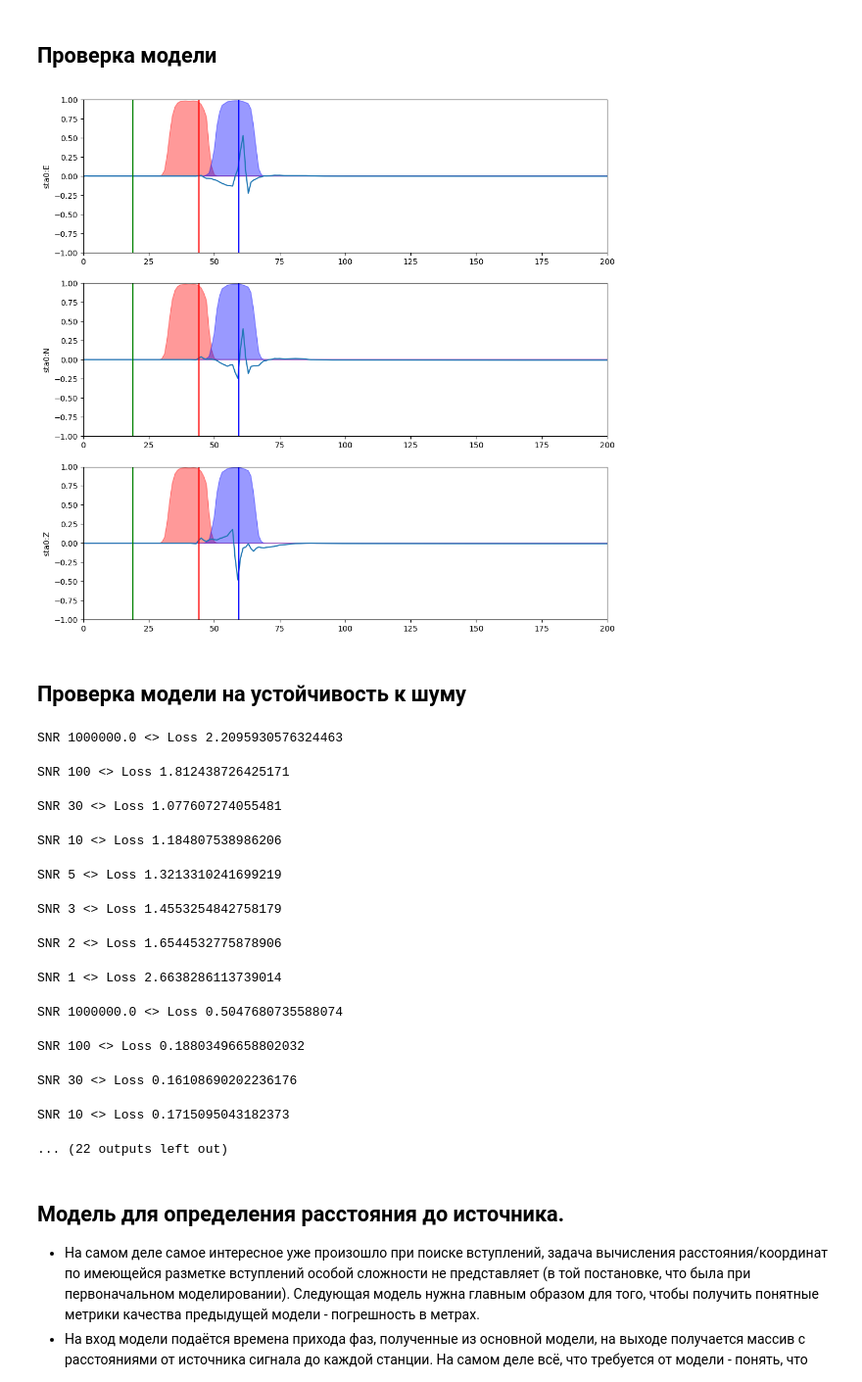
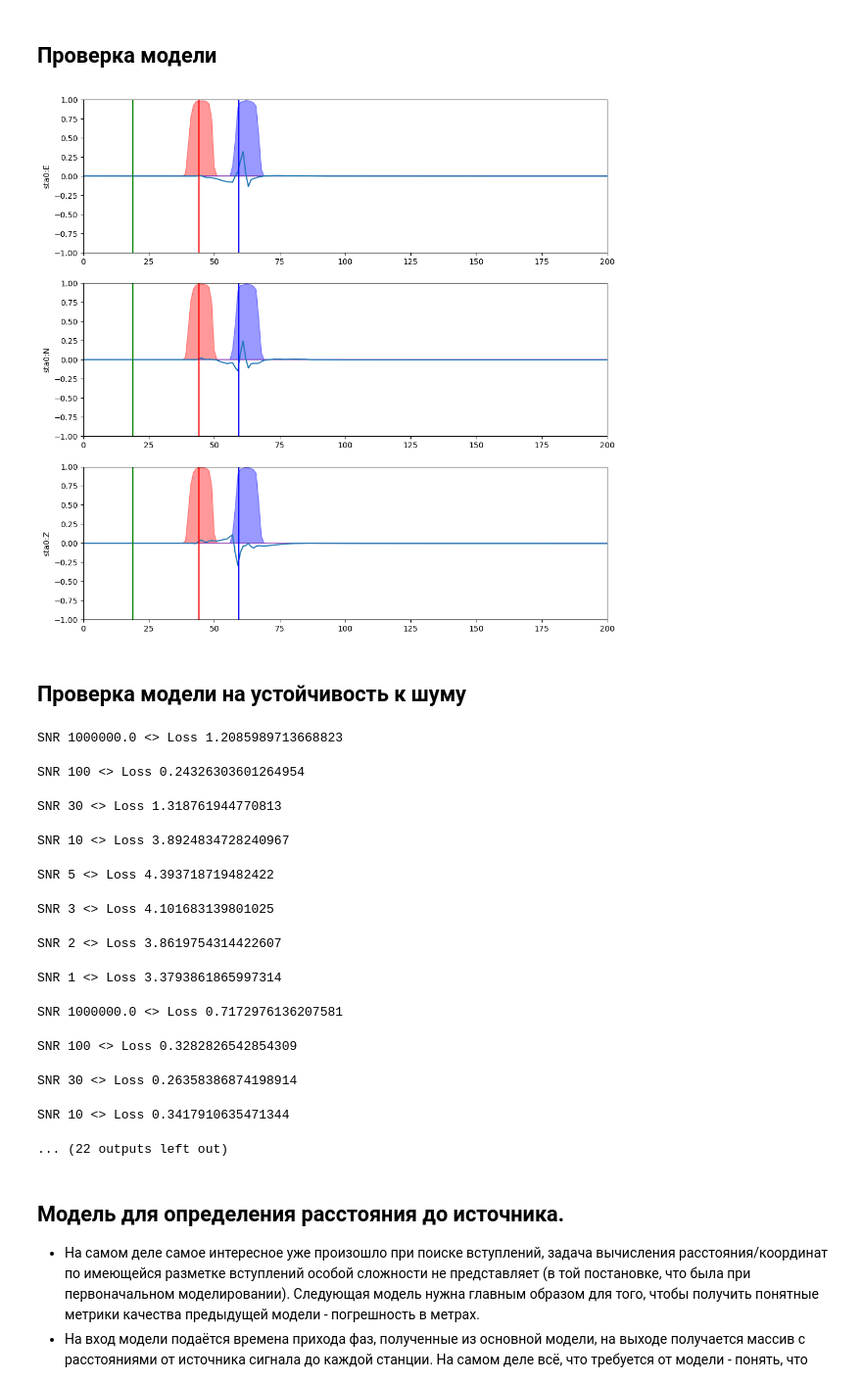
Before and after one commit to mexalon/Synth_wf_proc, a Jupyter notebook: Synth_wf_processing.ipynb, the cells around one changed output. Shown at 98% size. Drawn from its saved outputs; the diff is of its cells as text; code cells hidden in the pictures.

Commit message:
filters fix

```diff
--- a/Synth_wf_processing.ipynb
+++ b/Synth_wf_processing.ipynb
@@ -227,11 +226,12 @@ class SynthSeism(torch.utils.data.Dataset):
 
 Функция stack_transforms принимает список экземпляров классов трансформаций и возвращает функцию, которая их последовательно применяет к паре traces, targets.
 # %%
+# All filters but "ToTensor" work with torch.tensor
 class WtFilter():
     '''wt filtration: no cl == no filtering'''
-    def __init__(self, wt='db2', cl = [], mode='constant'):
+    def __init__(self, wt='db2', cl = None, mode='constant'):
         self.wt = wt
-        self.cl = cl # list of levels to cancel
+        self.cl = cl if cl is not None else [] # list of levels to cancel
         self.mode = mode
 
     def __call__(self, traces, targets):
@@ -240,6 +240,7 @@ class WtFilter():
             coeffs[ii] = np.zeros_like(coeffs[ii])
 
         traces = pywt.waverec(coeffs, self.wt)
+        traces = torch.tensor(traces, dtype=torch.float)
         return traces, targets
 
 class Normalizer():
@@ -250,7 +251,7 @@ class Normalizer():
     norm goes into targets['params']['signal_max']
     '''
     def __call__(self, traces, targets):
-        max_abs = np.max(np.abs(traces))
+        max_abs = torch.max(torch.abs(traces))
         traces = traces/max_abs
         targets['params'].update({'signal_max': max_abs.item()})
         return traces, targets
@@ -411,13 +412,14 @@ def plot_metrics(metrics):
 %%time
 h5_path = '100k_train.hdf5'
 
-transforms = stack_transforms([WtFilter(cl=[-1]),
+transforms = stack_transforms([ToTensor(),
                                Normalizer(),
-                               ToTensor(),
                                ToOneHot(),
                                AddNoize(0.001),
                                AddCorrelatedNoize(0.001),
-                               Augmentation(sigma=0.1, fraction = 0.1)])
+                               Augmentation(sigma=0.1, fraction = 0.1),
+                               WtFilter(cl=[-1]),
+                               ])
 
 
 dataset = SynthSeism(h5_path = h5_path, transforms=transforms)
@@ -722,35 +739,36 @@ KeyboardInterrupt: ignored
 # %%
 %matplotlib inline
 test_h5_path = '1k_val.hdf5'
 
-transforms = stack_transforms([WtFilter(cl=[-1]),
-                                      Normalizer(),
-                                      ToTensor(),
-                                      ToOneHot(),])
+transforms = stack_transforms([ToTensor(),
+                               Normalizer(),
+                               ToOneHot(),
+                               WtFilter(cl=[-1]),
+                               ])
 
 test = SynthSeism(h5_path = test_h5_path, transforms=transforms)
 
 test_dl = DataLoader(dataset=test,
                       batch_size=len(test),
                       shuffle=False,
                       collate_fn=dataset.collate_fn,
                       )
 
 loss =  MySparseBCELoss(sparcity = 0.0025)
 model = Arrivals(chanels=3, rec_len=400, one_tr_attn_nlayer=1, sta_attn_nlayer=1, J=3, Q=4)
 
 # the path from the last save
-pt_path = 'model_states/Aug_1_2xNoise_01_01_Drops_state_dict_03_24_2023__18_11_59.pt'
+pt_path = 'model_states/Aug_2noise_no_spikes_state_dict_03_30_2023__17_58_13.pt'
 model.load_state_dict(torch.load(pt_path, map_location=torch.device(device)))
 
 l= eval_model(model, test_dl)
 
 # just for pics
 x,y = test[42]
 y_hat = model(x.unsqueeze(0).to(device)).squeeze(0)
 plot_sta('sta0', x, y, y_hat.detach().cpu().numpy())
 # %% [output]
-[figure, old version]
+[figure, new version]
 # %% [markdown]
 ## Проверка модели на устойчивость к шуму
 # %%
@@ -759,7 +777,7 @@ test_h5_path = '1k_val.hdf5'
 loss =  MySparseBCELoss(sparcity = 0.0025)
 model = Arrivals(chanels=3, rec_len=400, one_tr_attn_nlayer=1, sta_attn_nlayer=1, J=3, Q=4)
 
-pt_path_1 = 'model_states/Aug_1_e3_03_01_state_dict_03_23_2023__17_36_28.pt' # augmentation
+pt_path_1 = 'model_states/Aug_2noise_no_spikes_state_dict_03_30_2023__17_58_13.pt' # augmentation
 pt_path_2 = 'model_states/Aug_1_2xNoise_01_01_Drops_state_dict_03_24_2023__18_11_59.pt' # augmebtation
 
 SNR = [1e6, 100, 30, 10, 5, 3, 2, 1] # SNR = max(|x|)/(3 sigma)
@@ -772,7 +790,14 @@ paths = {mode[0]:pt_path_1, mode[1]:pt_path_2}
 for m in mode:
     for i, s in enumerate(tqdm(sigmas)):
         model.load_state_dict(torch.load(paths[m], map_location=torch.device(device)))
-        transforms = stack_transforms([WtFilter(cl=[-1]), Normalizer(), ToTensor(), ToOneHot(), AddNoize(s)])
+
+        transforms = stack_transforms([ToTensor(),
+                               Normalizer(),
+                               ToOneHot(),
+                               AddNoize(s),
+                               WtFilter(cl=[-1]),
+                               ])
+
         test = SynthSeism(h5_path = test_h5_path, transforms=transforms)
         test_dl = DataLoader(dataset=test, batch_size=len(test), shuffle=False, collate_fn=dataset.collate_fn)
         l = eval_model(model, test_dl)
@@ -803,18 +828,18 @@ ax.set_xlabel('SNR', fontsize=12)
 ax.set_xlim(0,10)
 ax.legend()
 # %% [output]
-SNR 1000000.0 <> Loss 2.2095930576324463
+SNR 1000000.0 <> Loss 1.2085989713668823
-SNR 100 <> Loss 1.812438726425171
+SNR 100 <> Loss 0.24326303601264954
-SNR 30 <> Loss 1.077607274055481
+SNR 30 <> Loss 1.318761944770813
-SNR 10 <> Loss 1.184807538986206
+SNR 10 <> Loss 3.8924834728240967
-SNR 5 <> Loss 1.3213310241699219
+SNR 5 <> Loss 4.393718719482422
-SNR 3 <> Loss 1.4553254842758179
+SNR 3 <> Loss 4.101683139801025
-SNR 2 <> Loss 1.6544532775878906
+SNR 2 <> Loss 3.8619754314422607
-SNR 1 <> Loss 2.6638286113739014
+SNR 1 <> Loss 3.3793861865997314
-SNR 1000000.0 <> Loss 0.5047680735588074
+SNR 1000000.0 <> Loss 0.7172976136207581
-SNR 100 <> Loss 0.18803496658802032
+SNR 100 <> Loss 0.3282826542854309
-SNR 30 <> Loss 0.16108690202236176
+SNR 30 <> Loss 0.26358386874198914
-SNR 10 <> Loss 0.1715095043182373
+SNR 10 <> Loss 0.3417910635471344
 ... (22 outputs left out)
 # %% [markdown]
 ## Модель для определения расстояния до источника.
```
Also changed, not shown: parts of 4 cells of this notebook, 3 other files.
